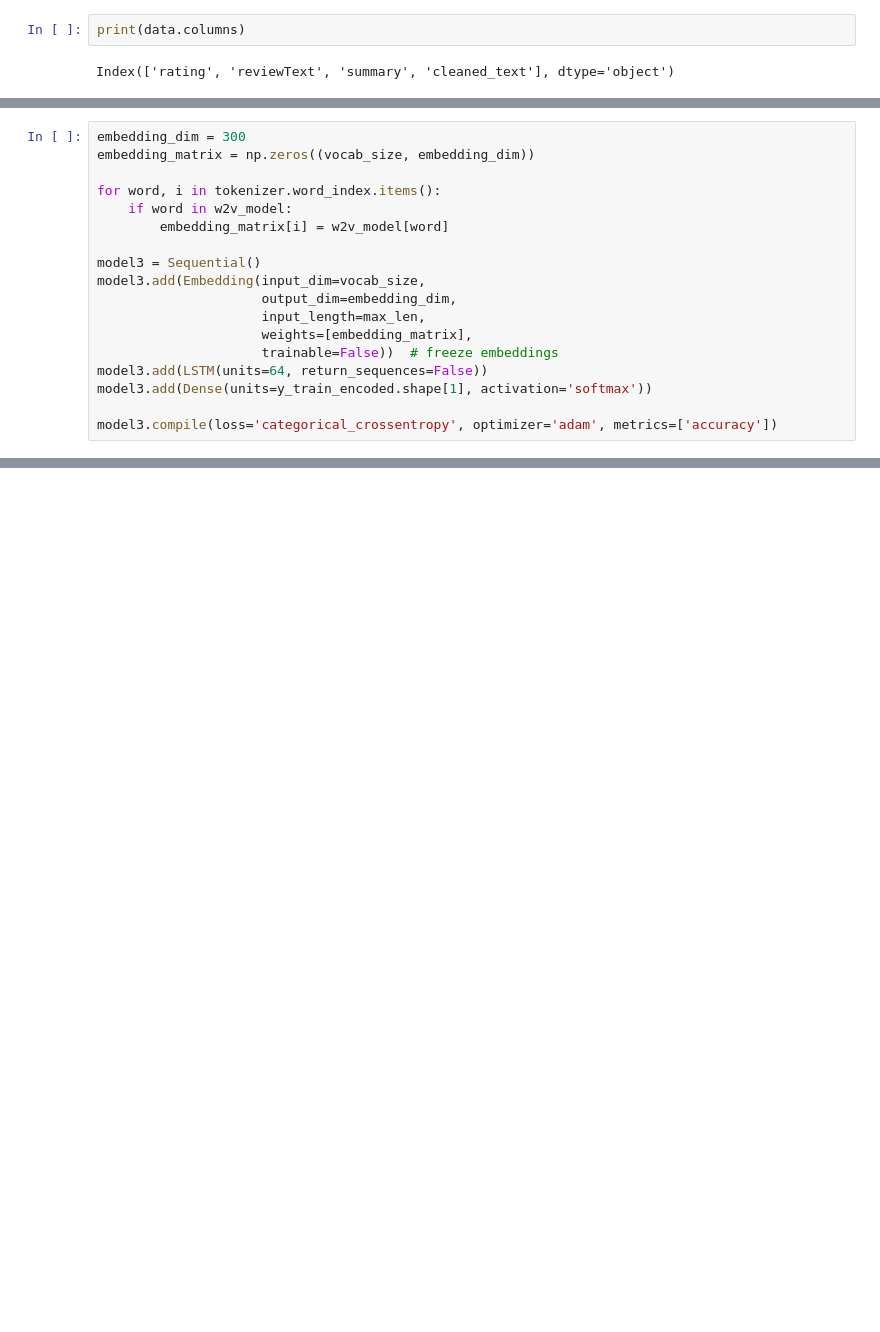
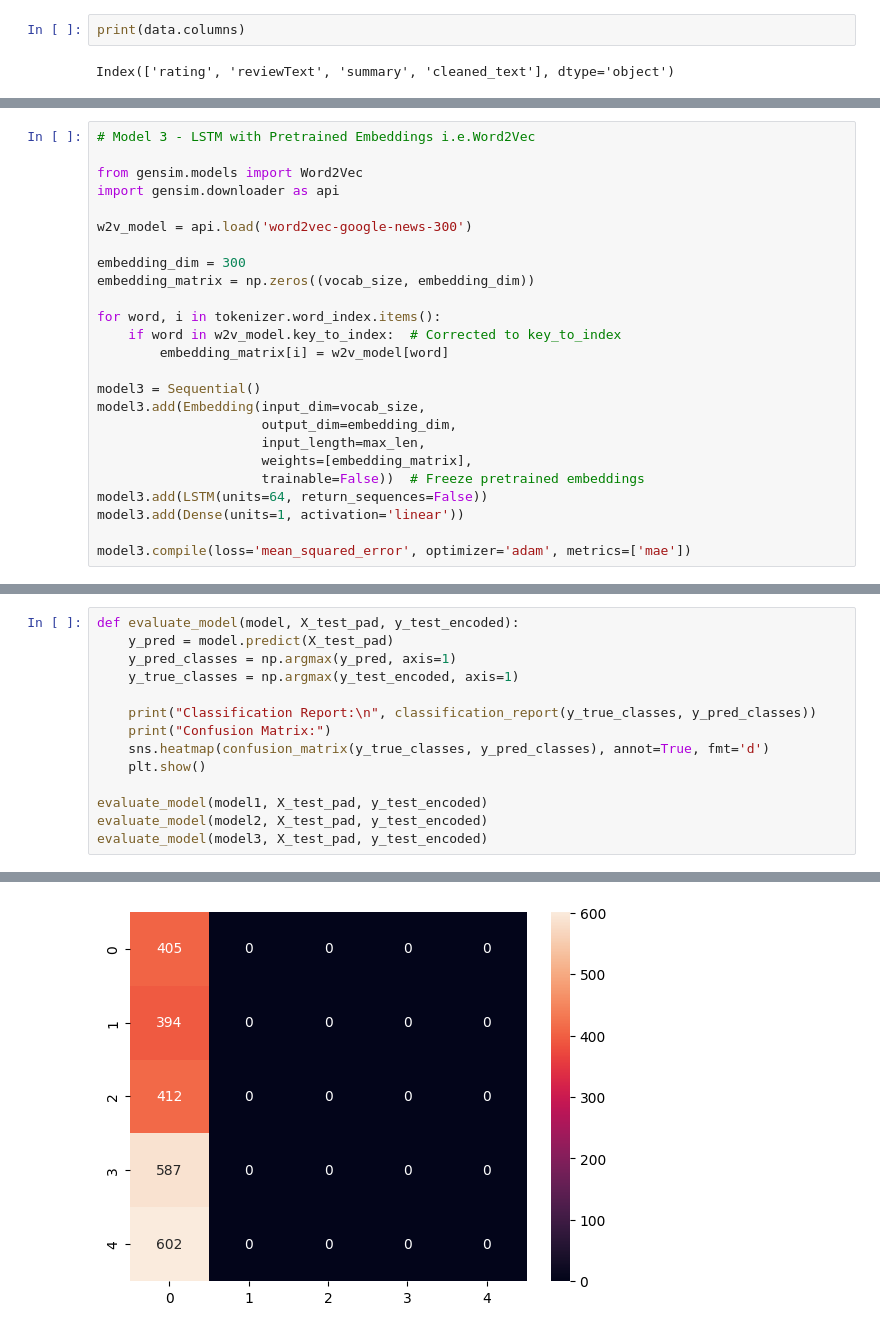
Before and after one commit to deeya5/AI-ML-Assesment, a Jupyter notebook: Portfolio02.ipynb, the cells around one changed output, grey strips where cells are left out. Saved outputs shown, nothing was run; the diff lists cells and outputs as text; blank space fills up the shorter version.

```diff
--- a/Portfolio02.ipynb
+++ b/Portfolio02.ipynb
@@ -273,9 +263,16 @@ model2.compile(loss='categorical_crossentropy', optimizer='adam', metrics=['accu
 # %%
+# Model 3 - LSTM with Pretrained Embeddings i.e.Word2Vec
+
+from gensim.models import Word2Vec
+import gensim.downloader as api
+
+w2v_model = api.load('word2vec-google-news-300')
+
 embedding_dim = 300
 embedding_matrix = np.zeros((vocab_size, embedding_dim))
 
 for word, i in tokenizer.word_index.items():
-    if word in w2v_model:
+    if word in w2v_model.key_to_index:  # Corrected to key_to_index
         embedding_matrix[i] = w2v_model[word]
 
 model3 = Sequential()
@@ -283,8 +280,8 @@ model3.add(Embedding(input_dim=vocab_size,
                      output_dim=embedding_dim,
                      input_length=max_len,
                      weights=[embedding_matrix],
-                     trainable=False))  # freeze embeddings
+                     trainable=False))  # Freeze pretrained embeddings
 model3.add(LSTM(units=64, return_sequences=False))
-model3.add(Dense(units=y_train_encoded.shape[1], activation='softmax'))
+model3.add(Dense(units=1, activation='linear'))
 
-model3.compile(loss='categorical_crossentropy', optimizer='adam', metrics=['accuracy'])
+model3.compile(loss='mean_squared_error', optimizer='adam', metrics=['mae'])
@@ -290,0 +403,15 @@ model3.compile(loss='categorical_crossentropy', optimizer='adam', metrics=['accu
+# %%
+def evaluate_model(model, X_test_pad, y_test_encoded):
+    y_pred = model.predict(X_test_pad)
+    y_pred_classes = np.argmax(y_pred, axis=1)
+    y_true_classes = np.argmax(y_test_encoded, axis=1)
+
+    print("Classification Report:\n", classification_report(y_true_classes, y_pred_classes))
+    print("Confusion Matrix:")
+    sns.heatmap(confusion_matrix(y_true_classes, y_pred_classes), annot=True, fmt='d')
+    plt.show()
+
+evaluate_model(model1, X_test_pad, y_test_encoded)
+evaluate_model(model2, X_test_pad, y_test_encoded)
+evaluate_model(model3, X_test_pad, y_test_encoded)
+# %% [output]
@@ -290,0 +433 @@ model3.compile(loss='categorical_crossentropy', optimizer='adam', metrics=['accu
+[figure, added]
```
Also changed, not shown: parts of 12 cells of this notebook, 5 other files.
